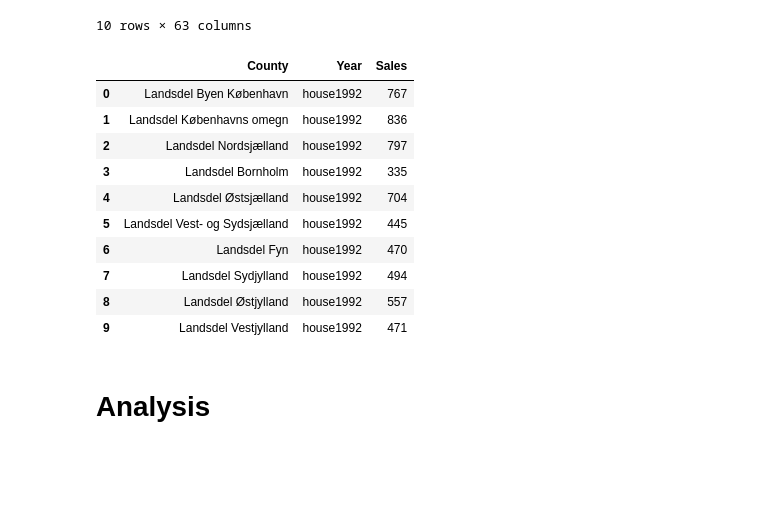
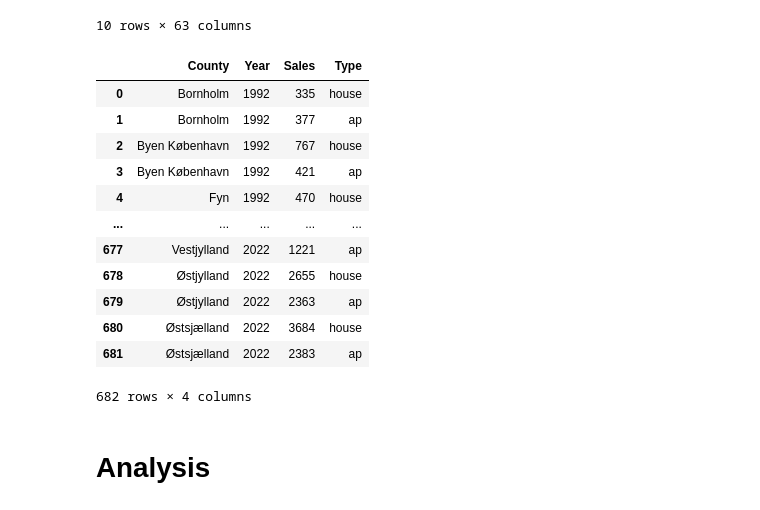
Before and after one commit to NumEconCopenhagen/projects-2023-jps, a Jupyter notebook: dataproject/dataproject.ipynb, the cells around one changed output. Drawn from its saved outputs; the diff is of its cells as text; code cells hidden in the pictures; blank space fills up the shorter version.

```diff
--- a/dataproject/dataproject.ipynb
+++ b/dataproject/dataproject.ipynb
@@ -320,21 +339,26 @@ join.head(10)
 | 8 | Landsdel Østjylland | 557 | 564 | 626 | 662 | 774 | 820 | 910 | 971 | ... |
 | 9 | Landsdel Vestjylland | 471 | 483 | 530 | 558 | 617 | 646 | 699 | 737 | ... |
 10 rows × 63 columns
-# %%
-join = join.melt(id_vars=['County'], var_name = 'Year', value_name='Sales')
-join.head(10)
-# %% [output]
-|  | County | Year | Sales |
-| 0 | Landsdel Byen København | house1992 | 767 |
-| 1 | Landsdel Københavns omegn | house1992 | 836 |
-| 2 | Landsdel Nordsjælland | house1992 | 797 |
-| 3 | Landsdel Bornholm | house1992 | 335 |
-| 4 | Landsdel Østsjælland | house1992 | 704 |
-| 5 | Landsdel Vest- og Sydsjælland | house1992 | 445 |
-| 6 | Landsdel Fyn | house1992 | 470 |
-| 7 | Landsdel Sydjylland | house1992 | 494 |
-| 8 | Landsdel Østjylland | house1992 | 557 |
-| 9 | Landsdel Vestjylland | house1992 | 471 |
+# %%
+join_long = join.melt(id_vars=['County'], var_name = 'Year', value_name='Sales')
+join_long['Type'] = join_long['Year'].str[:-4]
+join_long['Year'] = join_long['Year'].str[-4:]
+join_long['County'] = join_long['County'].str.slice(start=9)
+join_long.sort_values(['Year', 'County'], ignore_index=True)
+# %% [output]
+|  | County | Year | Sales | Type |
+| 0 | Bornholm | 1992 | 335 | house |
+| 1 | Bornholm | 1992 | 377 | ap |
+| 2 | Byen København | 1992 | 767 | house |
+| 3 | Byen København | 1992 | 421 | ap |
+| 4 | Fyn | 1992 | 470 | house |
+| ... | ... | ... | ... | ... |
+| 677 | Vestjylland | 2022 | 1221 | ap |
+| 678 | Østjylland | 2022 | 2655 | house |
+| 679 | Østjylland | 2022 | 2363 | ap |
+| 680 | Østsjælland | 2022 | 3684 | house |
+| 681 | Østsjælland | 2022 | 2383 | ap |
+682 rows × 4 columns
 # %%
 I = (outer.year.isin(diff_y)) | (outer.municipality.isin(diff_m))
 outer.loc[I, :].head(15)
```
Also changed, not shown: parts of 4 cells of this notebook.
